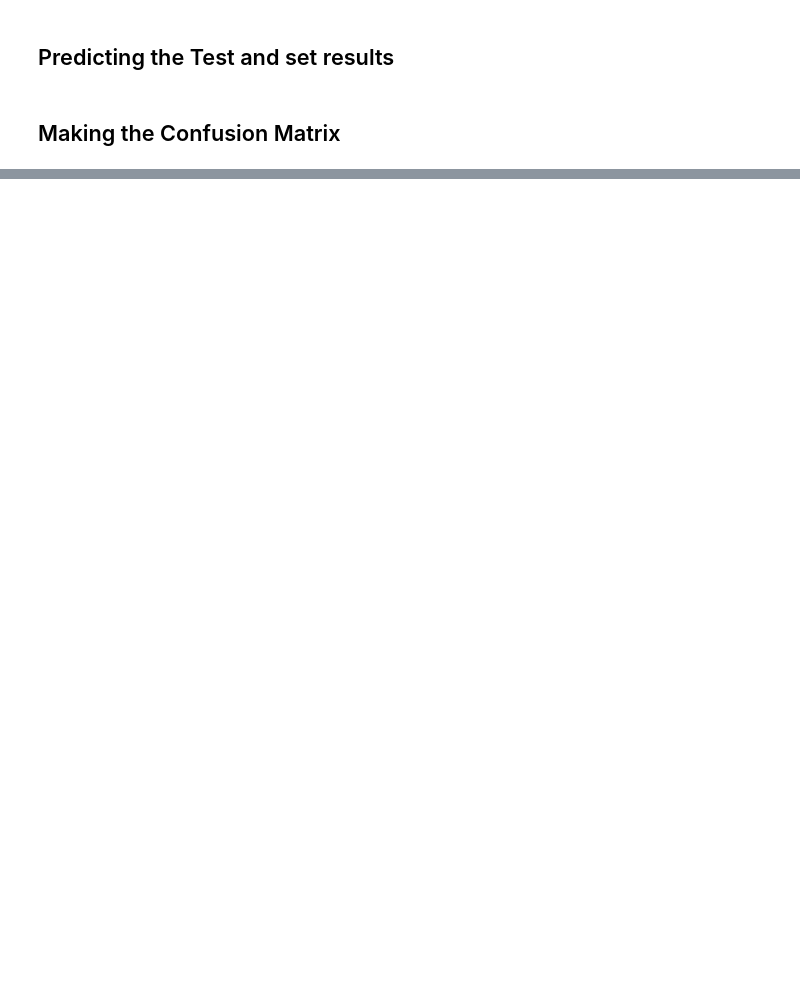
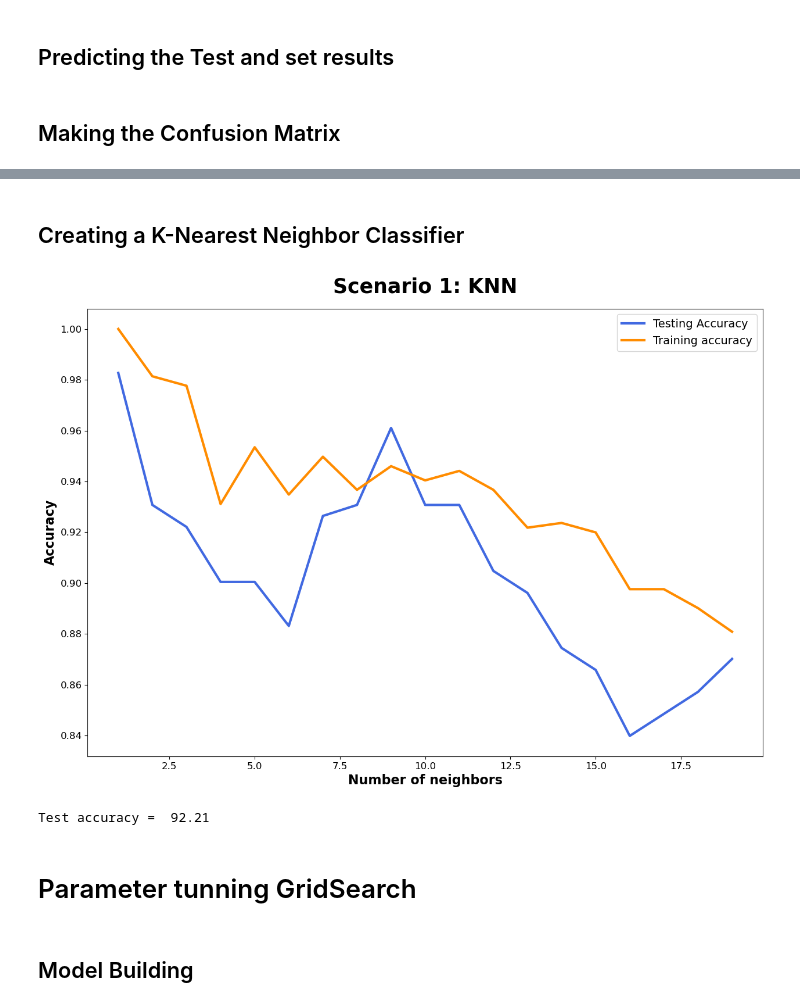
Before and after one commit to JoseRicoCct/CA2_Integrated_Assesment_MSc_Data_Analytics_CCT_Semester_1, a Jupyter notebook: CA2_ML_Code_sba23021_ML_Models-Copy2.ipynb, the cells around one changed output, grey strips where cells are left out. Drawn from its saved outputs; the diff is of its cells as text; code cells hidden in the pictures; blank space fills up the shorter version.

```diff
--- a/CA2_ML_Code_sba23021_ML_Models-Copy2.ipynb
+++ b/CA2_ML_Code_sba23021_ML_Models-Copy2.ipynb
@@ -236,6 +272,6 @@ Classifier Accuracy: 92.31
 # %%
 # instantiate the classifier
-rfc = RandomForestClassifier(random_state=0)
+rfc = RandomForestClassifier(random_state=0,verbose=10)
 
 # fit the model
 rfc.fit(X_train, y_train)
@@ -244,4 +280,5 @@ rfc.fit(X_train, y_train)
 y_pred = rfc.predict(X_test)
 
 print('Model accuracy score with 10 decision-trees : {0:0.2f}'. format(accuracy_score(y_test, y_pred)*100))
+randomforest = accuracy_score(y_test, y_pred)*100
 # %% [output]
@@ -248,0 +319,32 @@ Model accuracy score with 10 decision-trees : 89.74
+# %% [markdown]
+## Creating a K-Nearest Neighbor Classifier
+# %%
+neighbors = np.arange(1, 20)                  # number of neighbors
+train_accuracy = np.zeros(len(neighbors))    # Declare and initialise the matrix
+test_accuracy = np.zeros(len(neighbors))     # Declare and initialise the matrix
+# %%
+for i,k in enumerate(neighbors):                          # for loop that checks the model for neighbor values 1, 2, 3, ..., 9
+    knn = KNeighborsClassifier(n_neighbors = k)           # Initialise an object knn using KNeighborsClassifier method
+
+    #Fit the model
+    knn.fit(X_train, y_train)                      # Call fit method to implement the ML KNeighborsClassifier model
+
+    #Compute accuracy on the training set
+    train_accuracy[i] = knn.score(X_train, y_train)      # Save the score value in the train_accuracy array
+
+    #Compute accuracy on the test set
+    test_accuracy[i] = knn.score(X_test, y_test)      # Save the score value in the train_accuracy array
+# %%
+plt.figure(figsize=(15, 10))
+plt.title('Scenario 1: KNN',loc="center", pad=20, fontsize=25, fontweight="bold")
+plt.plot(neighbors, test_accuracy, label='Testing Accuracy', linewidth=3, color='royalblue')
+plt.plot(neighbors, train_accuracy, label='Training accuracy', linewidth=3, color='darkorange')
+
+plt.xlabel('Number of neighbors',fontsize=16, fontweight='bold')
+plt.ylabel('Accuracy',fontsize=16, fontweight='bold')
+plt.xticks(fontsize=12)
+plt.yticks(fontsize=12)
+plt.legend( loc='best', fontsize=14)
+plt.show()
+# %% [output]
+[figure, added]
@@ -248,0 +363,9 @@ Model accuracy score with 10 decision-trees : 89.74
+# %%
+# Display the test accuracy
+
+print('Test accuracy = ', round(test_accuracy*100,2))
+KNN=test_accuracy*100
+# %% [output]
+Test accuracy =  92.21
+# %% [markdown]
+# Parameter tunning GridSearch
@@ -248,0 +379,2 @@ Model accuracy score with 10 decision-trees : 89.74
+# %% [markdown]
+## Model Building
```
Also changed, not shown: parts of 36 cells of this notebook, 4 other files.
